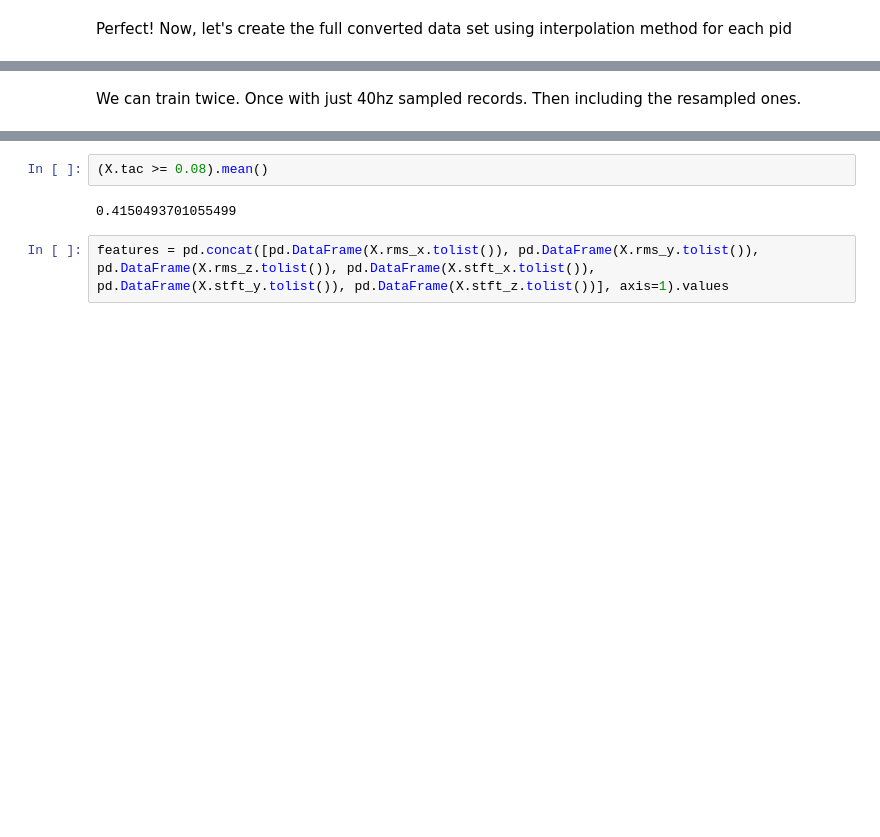
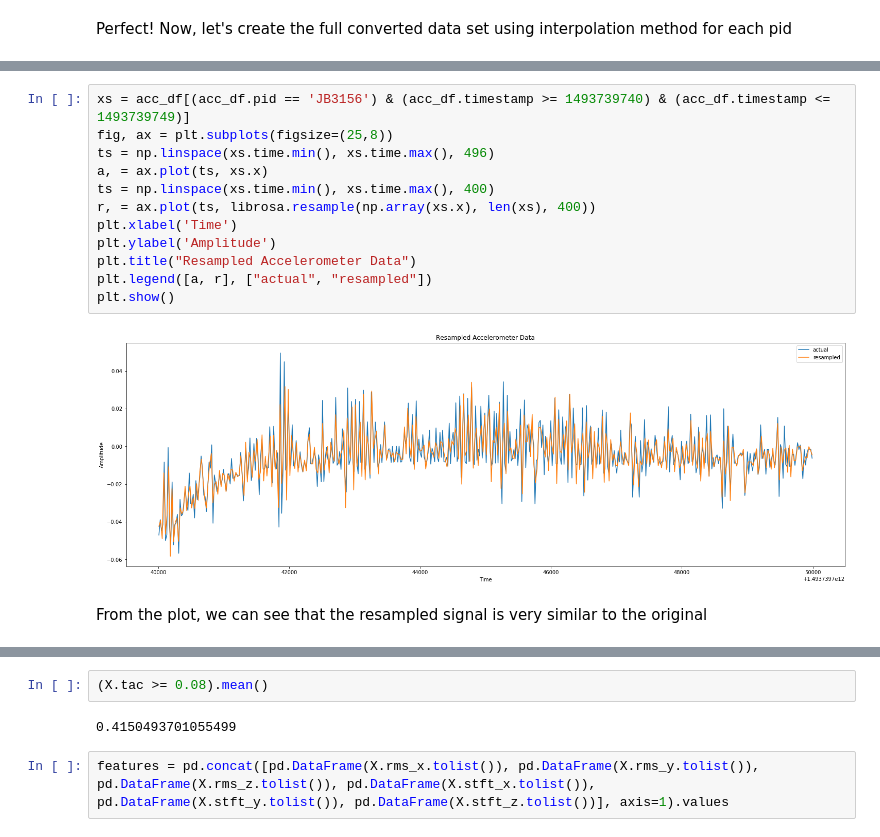
Before and after one commit to neo-anderson/TACPrediction, a Jupyter notebook: Analysis.ipynb, the cells around one changed output, grey strips where cells are left out. Cells and saved outputs as stored; diff of their text form; blank space fills up the shorter version.

```diff
--- a/Analysis.ipynb
+++ b/Analysis.ipynb
@@ -582,4 +482,18 @@ There are a lot of sections sampled at higher than 40 hz. For example, for pid `
-# %% [markdown]
-We can train twice. Once with just 40hz sampled records. Then including the resampled ones.
+# %%
+xs = acc_df[(acc_df.pid == 'JB3156') & (acc_df.timestamp >= 1493739740) & (acc_df.timestamp <= 1493739749)]
+fig, ax = plt.subplots(figsize=(25,8))
+ts = np.linspace(xs.time.min(), xs.time.max(), 496)
+a, = ax.plot(ts, xs.x)
+ts = np.linspace(xs.time.min(), xs.time.max(), 400)
+r, = ax.plot(ts, librosa.resample(np.array(xs.x), len(xs), 400))
+plt.xlabel('Time')
+plt.ylabel('Amplitude')
+plt.title("Resampled Accelerometer Data")
+plt.legend([a, r], ["actual", "resampled"])
+plt.show()
+# %% [output]
+[figure, added]
+# %% [markdown]
+From the plot, we can see that the resampled signal is very similar to the original
 # %%
 def extract_segments_with_resample(pid):
```
Also changed, not shown: parts of 24 cells of this notebook.
